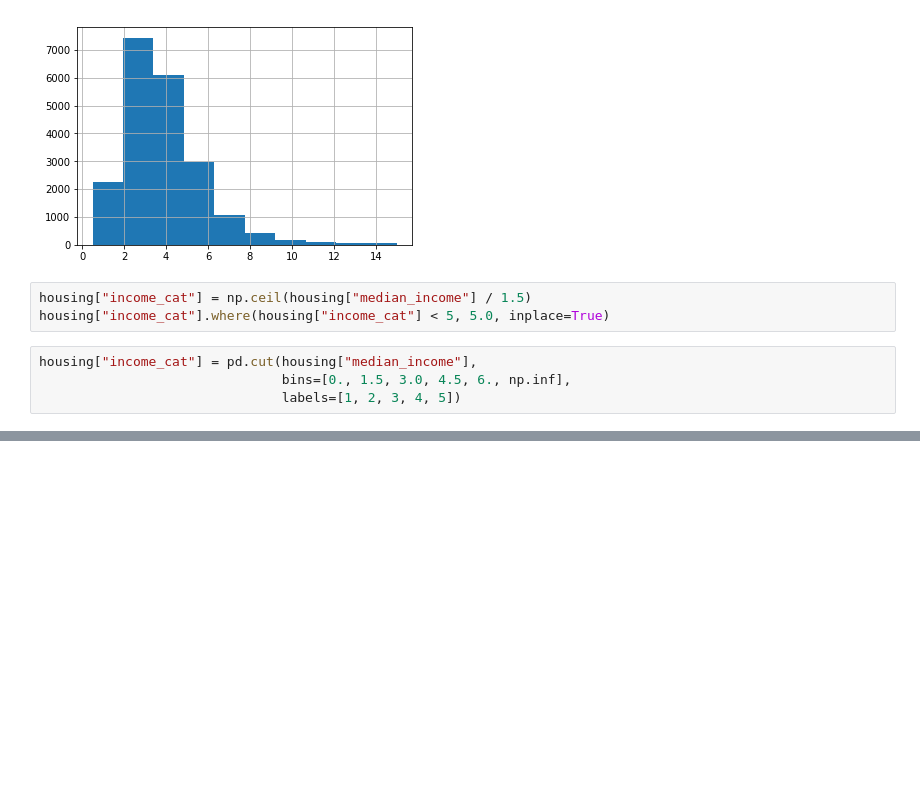
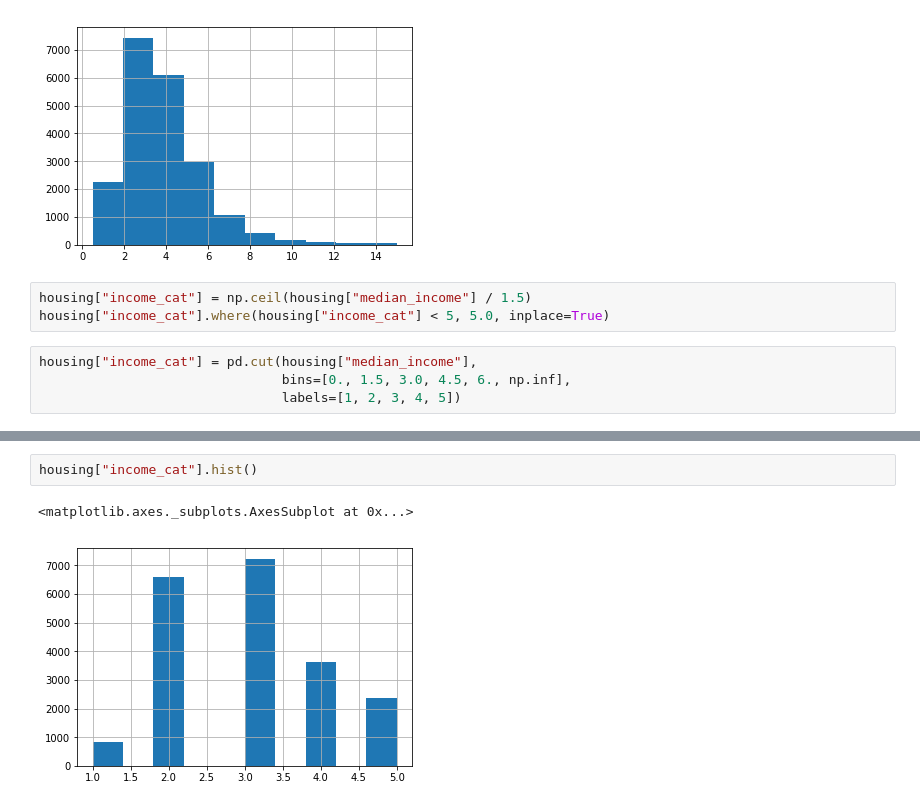
Before and after one commit to khushbooekhande/ML_EndtoEnd_HousingPrice_Project, a Jupyter notebook: Housing.ipynb, the cells around one changed output, grey strips where cells are left out. Saved outputs shown, nothing was run; the diff lists cells and outputs as text; blank space fills up the shorter version.

```diff
--- a/Housing.ipynb
+++ b/Housing.ipynb
@@ -138,0 +148,5 @@ housing["income_cat"] = pd.cut(housing["median_income"],
+# %%
+housing["income_cat"].hist()
+# %% [output]
+<matplotlib.axes._subplots.AxesSubplot at 0x...>
+[figure, added]
```
Also changed, not shown: parts of 7 cells of this notebook.
